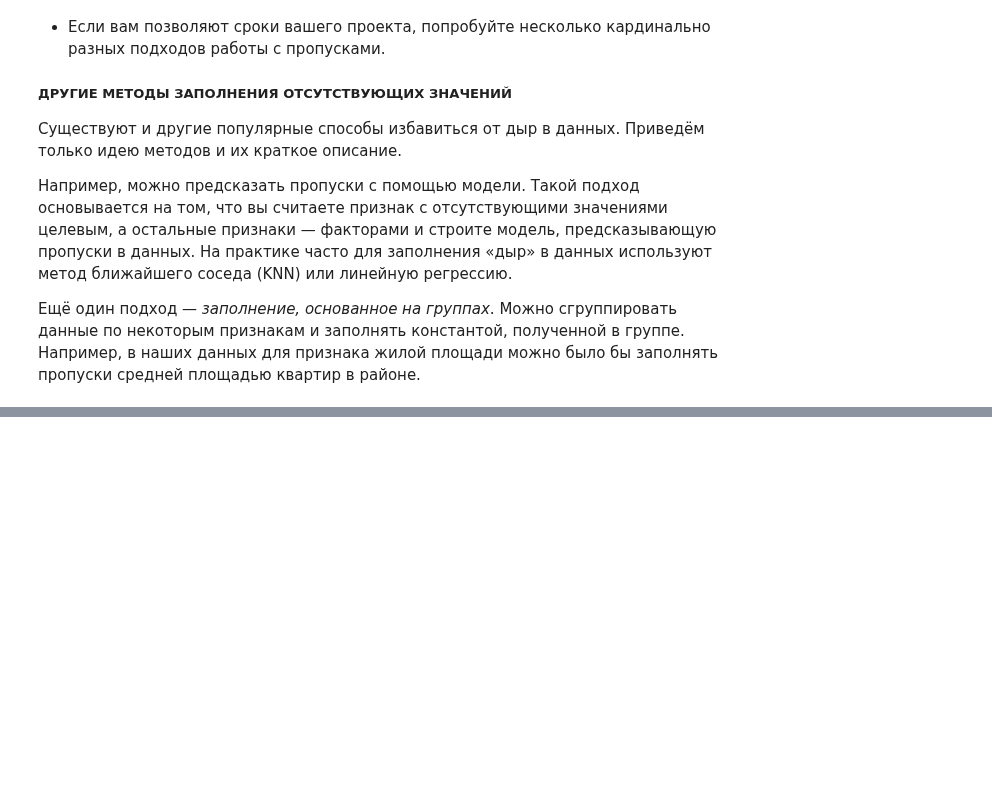
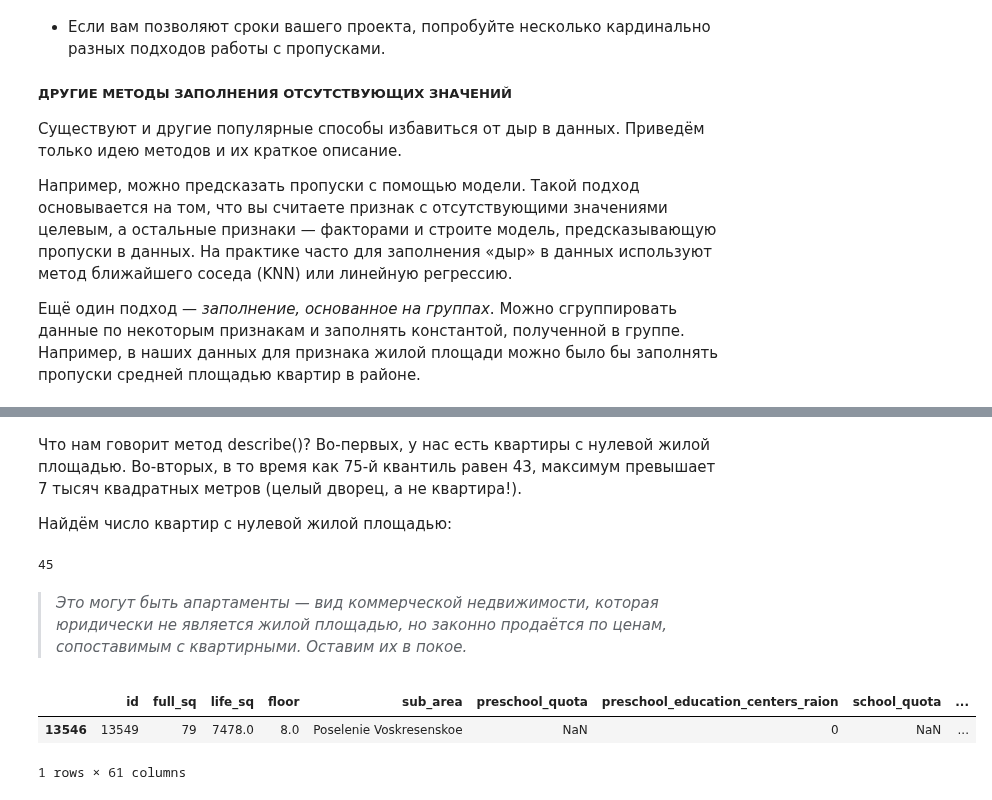
Before and after one commit to Ryba4koff/SkillFactore_DataScience, a Jupyter notebook: PYTHON-14. Очистка данных/Очистка данных.ipynb, the cells around one changed output, grey strips where cells are left out. Drawn from its saved outputs; the diff is of its cells as text; code cells hidden in the pictures; blank space fills up the shorter version.

```diff
--- a/PYTHON-14. Очистка данных/Очистка данных.ipynb
+++ b/PYTHON-14. Очистка данных/Очистка данных.ipynb
@@ -422,0 +444,17 @@ dtype: float64
+# %% [markdown]
+Что нам говорит метод describe()? Во-первых, у нас есть квартиры с нулевой жилой площадью. Во-вторых, в то время как 75-й квантиль равен 43, максимум превышает 7 тысяч квадратных метров (целый дворец, а не квартира!).
+
+Найдём число квартир с нулевой жилой площадью:
+# %%
+print(sber_data[sber_data['life_sq'] == 0].shape[0])
+# %% [output]
+45
+# %% [markdown]
+> *Это могут быть апартаменты — вид коммерческой недвижимости, которая юридически не является жилой площадью, но законно продаётся по ценам, сопоставимым с квартирными. Оставим их в покое.*
+# %%
+# А теперь выведем здания с жилой площадью более 7 000 квадратных метров:
+display(sber_data[sber_data['life_sq'] > 7000])
+# %% [output]
+|  | id | full_sq | life_sq | floor | sub_area | preschool_quota | preschool_education_centers_raion | school_quota | ... |
+| 13546 | 13549 | 79 | 7478.0 | 8.0 | Poselenie Voskresenskoe | NaN | 0 | NaN | ... |
+1 rows × 61 columns
```
Also changed, not shown: parts of 41 cells of this notebook.
